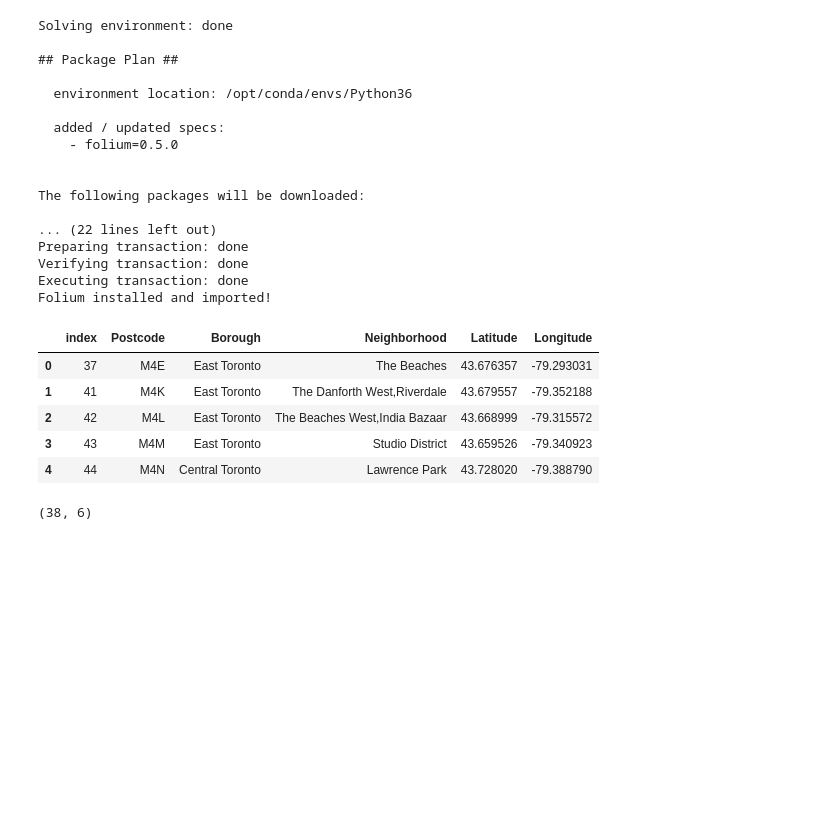
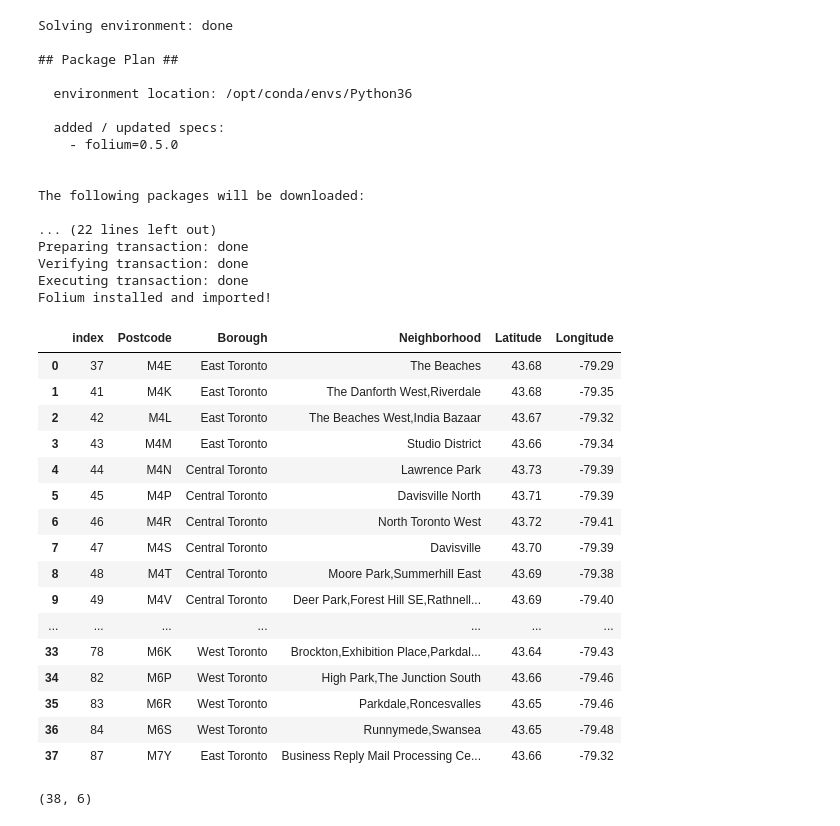
Before and after one commit to yunqianguo/Applied-Data-Science-Capstone, a Jupyter notebook: W3_Segment & Cluster Neighborhoods.ipynb, the cells around one changed output. Drawn from its saved outputs; the diff is of its cells as text; code cells hidden in the pictures; blank space fills up the shorter version.

Commit message:
Published from Watson Studio.

```diff
--- a/W3_Segment & Cluster Neighborhoods.ipynb
+++ b/W3_Segment & Cluster Neighborhoods.ipynb
@@ -31,0 +38,6 @@ df.head()
+# %%
+# Replace "Queen's Park" Neighbourhood with "Queen's Park"
+Queen = df['Borough'] == "Queen's Park"
+df['Neighbourhood'] = np.where(Queen, "Queen's Park",df['Neighbourhood'])
+# check "Queen's Park" Neighbourhood
+df[df.Borough == "Queen's Park"]
@@ -119,15 +142,26 @@ Verifying transaction: done
 Executing transaction: done
 Folium installed and imported!
 # %%
-# focus on Borough of Toronto
-df_new = df_new[df_new['Borough'].str.contains("Toronto")].reset_index()
+# focus on Boroughs contain "Toronto" in name
+df_Toronto = df_new[df_new['Borough'].str.contains("Toronto")].reset_index()
-# %%
-df_new.head()
-# %% [output]
-|  | index | Postcode | Borough | Neighborhood | Latitude | Longitude |
-| 0 | 37 | M4E | East Toronto | The Beaches | 43.676357 | -79.293031 |
-| 1 | 41 | M4K | East Toronto | The Danforth West,Riverdale | 43.679557 | -79.352188 |
-| 2 | 42 | M4L | East Toronto | The Beaches West,India Bazaar | 43.668999 | -79.315572 |
-| 3 | 43 | M4M | East Toronto | Studio District | 43.659526 | -79.340923 |
-| 4 | 44 | M4N | Central Toronto | Lawrence Park | 43.728020 | -79.388790 |
+# %%
+df_Toronto
+# %% [output]
+|  | index | Postcode | Borough | Neighborhood | Latitude | Longitude |
+| 0 | 37 | M4E | East Toronto | The Beaches | 43.68 | -79.29 |
+| 1 | 41 | M4K | East Toronto | The Danforth West,Riverdale | 43.68 | -79.35 |
+| 2 | 42 | M4L | East Toronto | The Beaches West,India Bazaar | 43.67 | -79.32 |
+| 3 | 43 | M4M | East Toronto | Studio District | 43.66 | -79.34 |
+| 4 | 44 | M4N | Central Toronto | Lawrence Park | 43.73 | -79.39 |
+| 5 | 45 | M4P | Central Toronto | Davisville North | 43.71 | -79.39 |
+| 6 | 46 | M4R | Central Toronto | North Toronto West | 43.72 | -79.41 |
+| 7 | 47 | M4S | Central Toronto | Davisville | 43.70 | -79.39 |
+| 8 | 48 | M4T | Central Toronto | Moore Park,Summerhill East | 43.69 | -79.38 |
+| 9 | 49 | M4V | Central Toronto | Deer Park,Forest Hill SE,Rathnell... | 43.69 | -79.40 |
+| ... | ... | ... | ... | ... | ... | ... |
+| 33 | 78 | M6K | West Toronto | Brockton,Exhibition Place,Parkdal... | 43.64 | -79.43 |
+| 34 | 82 | M6P | West Toronto | High Park,The Junction South | 43.66 | -79.46 |
+| 35 | 83 | M6R | West Toronto | Parkdale,Roncesvalles | 43.65 | -79.46 |
+| 36 | 84 | M6S | West Toronto | Runnymede,Swansea | 43.65 | -79.48 |
+| 37 | 87 | M7Y | East Toronto | Business Reply Mail Processing Ce... | 43.66 | -79.32 |
 # %%
```
Also changed, not shown: parts of 21 cells of this notebook.
